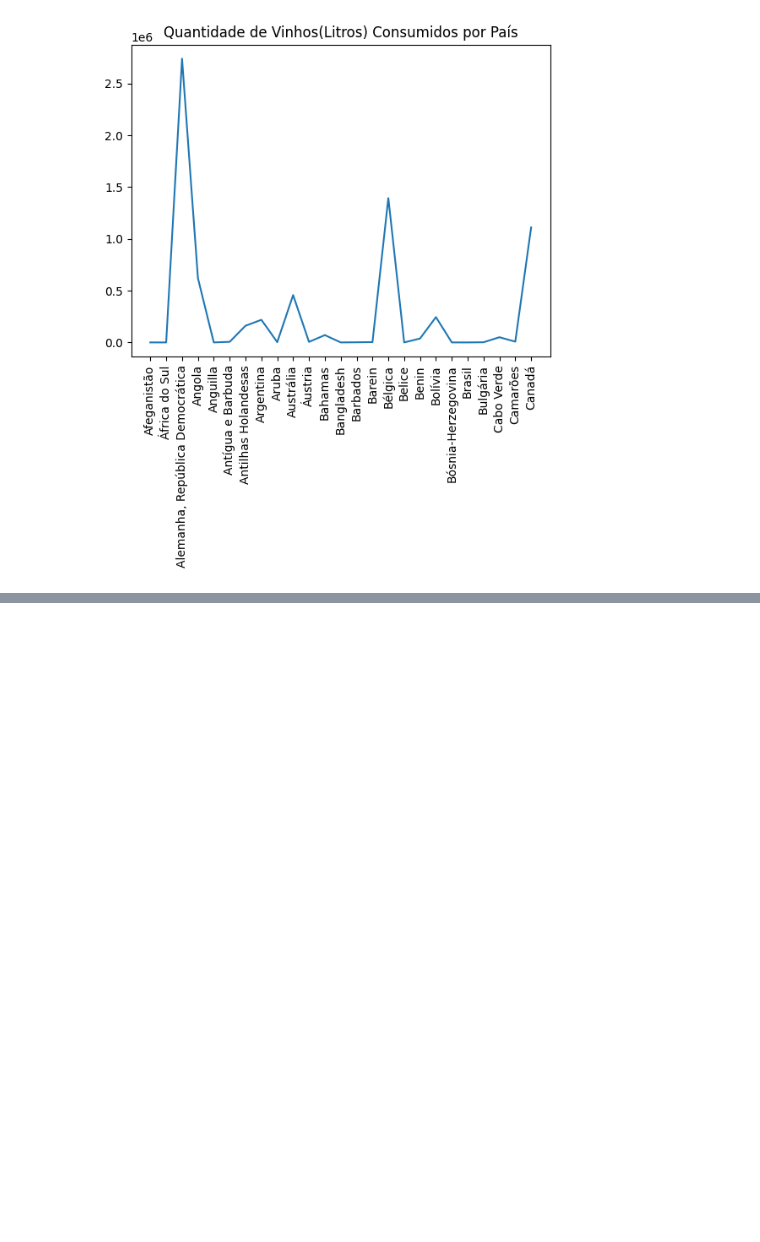
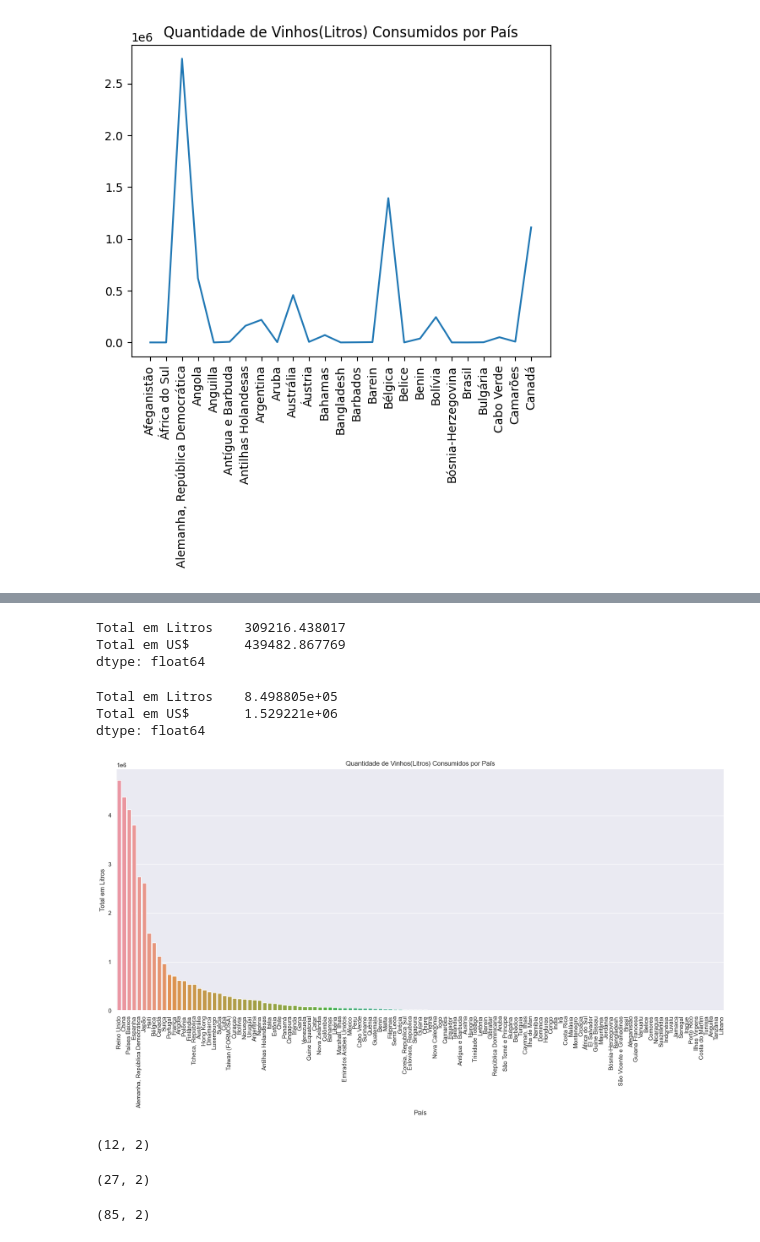
Before and after one commit to almeida25/data_analysis_vinicula, a Jupyter notebook: vinicula.ipynb, the cells around one changed output, grey strips where cells are left out. Saved outputs shown, nothing was run; the diff lists cells and outputs as text; code cells hidden in the pictures; blank space fills up the shorter version.

```diff
--- a/vinicula.ipynb
+++ b/vinicula.ipynb
@@ -389,0 +465,21 @@ plt.show();
+# %%
+df_exp_vinho_tabela_final.loc[df_exp_vinho_tabela_final['Total em Litros'] < 10000000].mean()
+# %% [output]
+Total em Litros    309216.438017
+Total em US$       439482.867769
+dtype: float64
+# %%
+df_exp_vinho_tabela_final.mean()
+# %% [output]
+Total em Litros    8.498805e+05
+Total em US$       1.529221e+06
+dtype: float64
+# %%
+df_exp_vinho_tabela_final_sem_outliers = df_exp_vinho_tabela_final.loc[df_exp_vinho_tabela_final['Total em Litros'] <= 5000000]
+# %%
+plt.figure(figsize=(20,8))
+sns.barplot(data=df_exp_vinho_tabela_final_sem_outliers, x=df_exp_vinho_tabela_final_sem_outliers.index, y="Total em Litros").set(title="Quantidade de Vinhos(Litros) Consumidos por País")
+plt.xticks(rotation=90)
+plt.show();
+# %% [output]
+[figure, added]
@@ -389,0 +491,9 @@ plt.show();
+# %%
+display(df_exp_vinho_tabela_final.loc[df_exp_vinho_tabela_final['Total em Litros'] >= 1_000_000].shape)
+display(df_exp_vinho_tabela_final.loc[(df_exp_vinho_tabela_final['Total em Litros'] >= 100000) & (df_exp_vinho_tabela_final['Total em Litros'] < 1000000)].shape)
+#display(df_exp_vinho_tabela_final.loc[(df_exp_vinho_tabela_final['Total em Litros'] >= 10000) & (df_exp_vinho_tabela_final['Total em Litros'] < 100000)].shape)
+display(df_exp_vinho_tabela_final.loc[(df_exp_vinho_tabela_final['Total em Litros'] >= 0) & (df_exp_vinho_tabela_final['Total em Litros'] < 100000)].shape)
+# %% [output]
+(12, 2)
+(27, 2)
+(85, 2)
```
Also changed, not shown: parts of 44 cells of this notebook.
